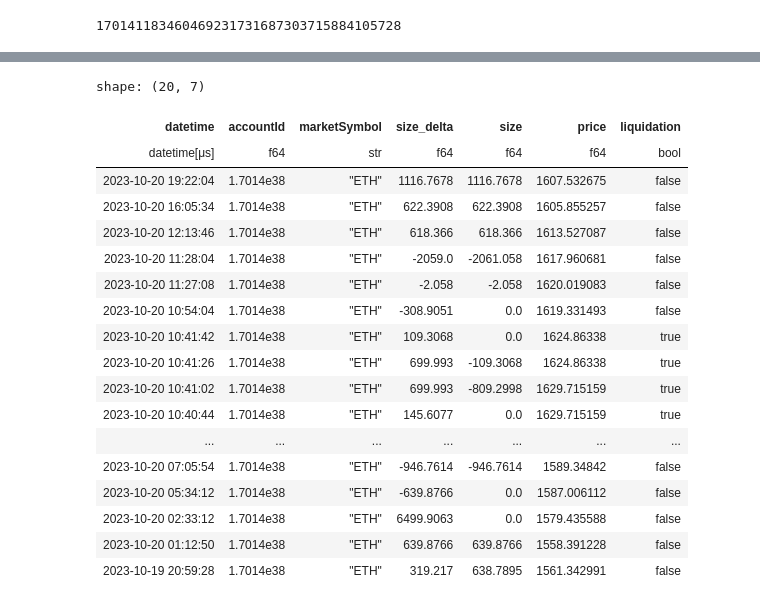
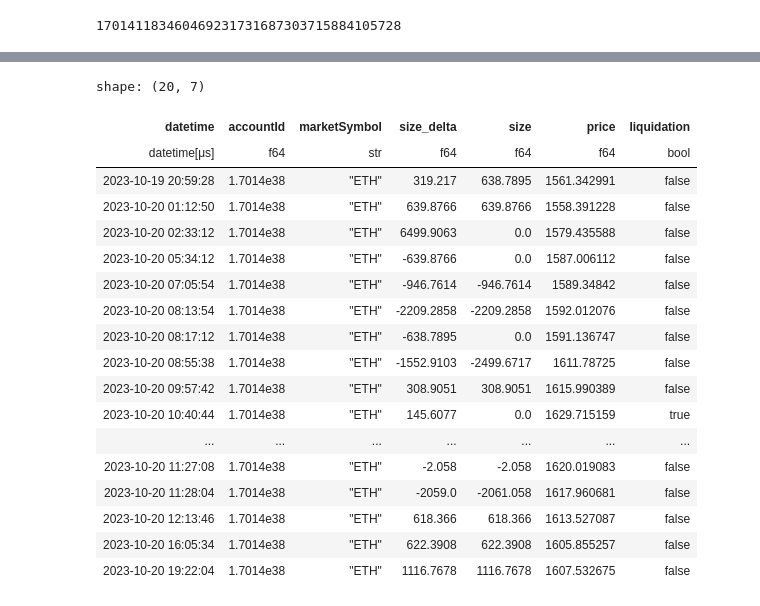
Before and after one commit to Evan-Kim2028/synthetix_v3_analytics, a Jupyter notebook: notebooks/get_active_positions.ipynb, the cells around one changed output, grey strips where cells are left out. Cells and saved outputs as stored; diff of their text form; code cells hidden in the pictures.

```diff
--- a/notebooks/get_active_positions.ipynb
+++ b/notebooks/get_active_positions.ipynb
@@ -15,6 +12,13 @@ polars.config.Config
 # %%
 base_perps = TestBasePerps()
+# %%
+# start and end blocks for the competition
+start_block = 10536192
+end_block = 11455992
+
+start_timestamp = 1696260000
+end_timestamp = 1698105600
 # %%
-settled_orders_df = base_perps.get_settled_orders(timestamp=1696260000) # https://goerli.basescan.org/block/10536192 # starting block time Monday, October 2, 2023 5:00:00 PM
+settled_orders_df = base_perps.get_settled_orders(start_block=start_block, end_block=end_block) # https://goerli.basescan.org/block/10536192 # starting block time Monday, October 2, 2023 5:00:00 PM
 # %%
 polars_df = pl.from_pandas(settled_orders_df)
@@ -44,9 +43,7 @@ cleaned_settled_orders = (polars_df.select([
 ])
 .with_columns([
     (pl.col('orderSettleds_sizeDelta').abs() * pl.col('orderSettleds_fillPrice')).alias('size_usd')
-])
-.filter(~pl.col('orderSettleds_accountId').is_in(blacklisted_acct_ids))
-)
+]))
 # %%
 cleaned_settled_orders.head(5)
 # %% [output]
@@ -169,3 +166,7 @@ print(len(set(unique_liq_accts) - set(unique_orders_accts)))
 ### Concat data and analyze results
 # %%
 concat_df = pl.concat([position_liq_final, settled_order_final])
+# %%
+concat_df = concat_df.with_columns(
+        pl.col("accountId").map_elements(lambda val: convert_numeric_to_ethereum_hash(val), return_dtype=str),
+    )
@@ -209,22 +215,22 @@ shape: (488, 7)
 # %%
-concat_df.filter(pl.col('accountId') == filtered_acct).filter(pl.col('marketSymbol') == 'ETH').sort(by='datetime', descending=True).head(20)
+concat_df.filter(pl.col('accountId') == filtered_acct).filter(pl.col('marketSymbol') == 'ETH').sort(by='datetime', descending=False).tail(20)
 # %% [output]
 shape: (20, 7)
 | datetime | accountId | marketSymbol | size_delta | size | price | liquidation |
 | datetime[μs] | f64 | str | f64 | f64 | f64 | bool |
-| 2023-10-20 19:22:04 | 1.7014e38 | "ETH" | 1116.7678 | 1116.7678 | 1607.532675 | false |
-| 2023-10-20 16:05:34 | 1.7014e38 | "ETH" | 622.3908 | 622.3908 | 1605.855257 | false |
-| 2023-10-20 12:13:46 | 1.7014e38 | "ETH" | 618.366 | 618.366 | 1613.527087 | false |
-| 2023-10-20 11:28:04 | 1.7014e38 | "ETH" | -2059.0 | -2061.058 | 1617.960681 | false |
-| 2023-10-20 11:27:08 | 1.7014e38 | "ETH" | -2.058 | -2.058 | 1620.019083 | false |
-| 2023-10-20 10:54:04 | 1.7014e38 | "ETH" | -308.9051 | 0.0 | 1619.331493 | false |
-| 2023-10-20 10:41:42 | 1.7014e38 | "ETH" | 109.3068 | 0.0 | 1624.86338 | true |
-| 2023-10-20 10:41:26 | 1.7014e38 | "ETH" | 699.993 | -109.3068 | 1624.86338 | true |
-| 2023-10-20 10:41:02 | 1.7014e38 | "ETH" | 699.993 | -809.2998 | 1629.715159 | true |
+| 2023-10-19 20:59:28 | 1.7014e38 | "ETH" | 319.217 | 638.7895 | 1561.342991 | false |
+| 2023-10-20 01:12:50 | 1.7014e38 | "ETH" | 639.8766 | 639.8766 | 1558.391228 | false |
+| 2023-10-20 02:33:12 | 1.7014e38 | "ETH" | 6499.9063 | 0.0 | 1579.435588 | false |
+| 2023-10-20 05:34:12 | 1.7014e38 | "ETH" | -639.8766 | 0.0 | 1587.006112 | false |
+| 2023-10-20 07:05:54 | 1.7014e38 | "ETH" | -946.7614 | -946.7614 | 1589.34842 | false |
+| 2023-10-20 08:13:54 | 1.7014e38 | "ETH" | -2209.2858 | -2209.2858 | 1592.012076 | false |
+| 2023-10-20 08:17:12 | 1.7014e38 | "ETH" | -638.7895 | 0.0 | 1591.136747 | false |
+| 2023-10-20 08:55:38 | 1.7014e38 | "ETH" | -1552.9103 | -2499.6717 | 1611.78725 | false |
+| 2023-10-20 09:57:42 | 1.7014e38 | "ETH" | 308.9051 | 308.9051 | 1615.990389 | false |
 | 2023-10-20 10:40:44 | 1.7014e38 | "ETH" | 145.6077 | 0.0 | 1629.715159 | true |
 | ... | ... | ... | ... | ... | ... | ... |
-| 2023-10-20 07:05:54 | 1.7014e38 | "ETH" | -946.7614 | -946.7614 | 1589.34842 | false |
-| 2023-10-20 05:34:12 | 1.7014e38 | "ETH" | -639.8766 | 0.0 | 1587.006112 | false |
-| 2023-10-20 02:33:12 | 1.7014e38 | "ETH" | 6499.9063 | 0.0 | 1579.435588 | false |
-| 2023-10-20 01:12:50 | 1.7014e38 | "ETH" | 639.8766 | 639.8766 | 1558.391228 | false |
-| 2023-10-19 20:59:28 | 1.7014e38 | "ETH" | 319.217 | 638.7895 | 1561.342991 | false |
+| 2023-10-20 11:27:08 | 1.7014e38 | "ETH" | -2.058 | -2.058 | 1620.019083 | false |
+| 2023-10-20 11:28:04 | 1.7014e38 | "ETH" | -2059.0 | -2061.058 | 1617.960681 | false |
+| 2023-10-20 12:13:46 | 1.7014e38 | "ETH" | 618.366 | 618.366 | 1613.527087 | false |
+| 2023-10-20 16:05:34 | 1.7014e38 | "ETH" | 622.3908 | 622.3908 | 1605.855257 | false |
+| 2023-10-20 19:22:04 | 1.7014e38 | "ETH" | 1116.7678 | 1116.7678 | 1607.532675 | false |
```
Also changed, not shown: parts of 8 cells of this notebook.
